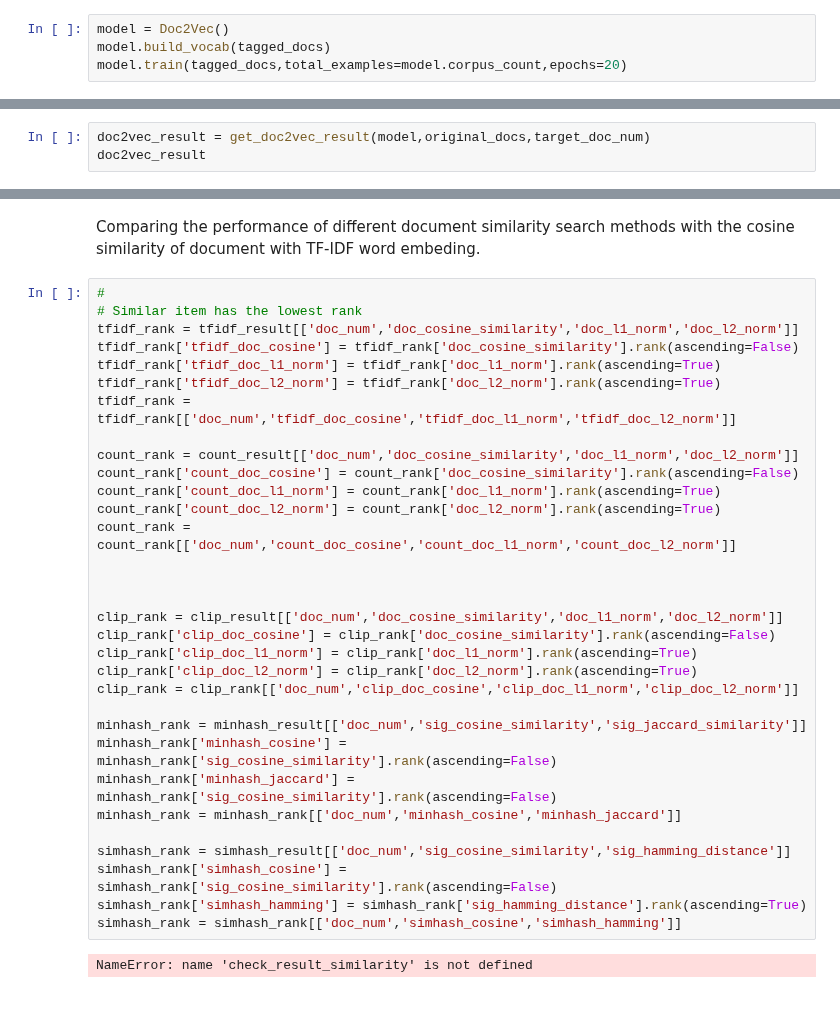
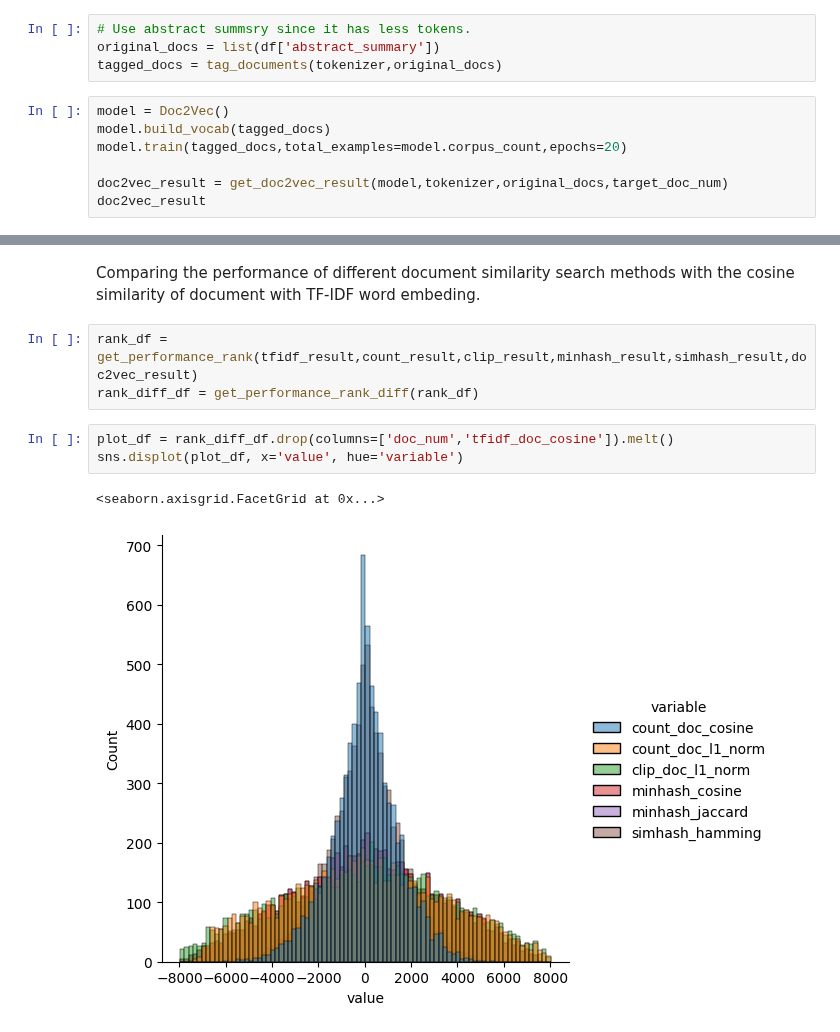
Before and after one commit to pywong-polyu/COMP5434-Big-Data-Computing, a Jupyter notebook: similarity_analysis.ipynb, the cells around one changed output, grey strips where cells are left out. Drawn from its saved outputs; the diff is of its cells as text; blank space fills up the shorter version.

```diff
--- a/similarity_analysis.ipynb
+++ b/similarity_analysis.ipynb
@@ -519,4 +479,11 @@ Token indices sequence length is longer than the specified maximum sequence leng
+# %%
+# Use abstract summsry since it has less tokens.
+original_docs = list(df['abstract_summary'])
+tagged_docs = tag_documents(tokenizer,original_docs)
 # %%
 model = Doc2Vec()
 model.build_vocab(tagged_docs)
 model.train(tagged_docs,total_examples=model.corpus_count,epochs=20)
+
+doc2vec_result = get_doc2vec_result(model,tokenizer,original_docs,target_doc_num)
+doc2vec_result
@@ -523,3 +503,0 @@ model.train(tagged_docs,total_examples=model.corpus_count,epochs=20)
-# %%
-doc2vec_result = get_doc2vec_result(model,original_docs,target_doc_num)
-doc2vec_result
@@ -540,36 +504,11 @@ doc2vec_result
 # %% [markdown]
 Comparing the performance of different document similarity search methods with the cosine similarity of document with TF-IDF word embeding.
-# %%
-#
-# Similar item has the lowest rank
-tfidf_rank = tfidf_result[['doc_num','doc_cosine_similarity','doc_l1_norm','doc_l2_norm']]
-tfidf_rank['tfidf_doc_cosine'] = tfidf_rank['doc_cosine_similarity'].rank(ascending=False)
-tfidf_rank['tfidf_doc_l1_norm'] = tfidf_rank['doc_l1_norm'].rank(ascending=True)
-tfidf_rank['tfidf_doc_l2_norm'] = tfidf_rank['doc_l2_norm'].rank(ascending=True)
-tfidf_rank = tfidf_rank[['doc_num','tfidf_doc_cosine','tfidf_doc_l1_norm','tfidf_doc_l2_norm']]
-
-count_rank = count_result[['doc_num','doc_cosine_similarity','doc_l1_norm','doc_l2_norm']]
-count_rank['count_doc_cosine'] = count_rank['doc_cosine_similarity'].rank(ascending=False)
-count_rank['count_doc_l1_norm'] = count_rank['doc_l1_norm'].rank(ascending=True)
-count_rank['count_doc_l2_norm'] = count_rank['doc_l2_norm'].rank(ascending=True)
-count_rank = count_rank[['doc_num','count_doc_cosine','count_doc_l1_norm','count_doc_l2_norm']]
-
-
-
-clip_rank = clip_result[['doc_num','doc_cosine_similarity','doc_l1_norm','doc_l2_norm']]
-clip_rank['clip_doc_cosine'] = clip_rank['doc_cosine_similarity'].rank(ascending=False)
-clip_rank['clip_doc_l1_norm'] = clip_rank['doc_l1_norm'].rank(ascending=True)
-clip_rank['clip_doc_l2_norm'] = clip_rank['doc_l2_norm'].rank(ascending=True)
-clip_rank = clip_rank[['doc_num','clip_doc_cosine','clip_doc_l1_norm','clip_doc_l2_norm']]
-
-minhash_rank = minhash_result[['doc_num','sig_cosine_similarity','sig_jaccard_similarity']]
-minhash_rank['minhash_cosine'] = minhash_rank['sig_cosine_similarity'].rank(ascending=False)
-minhash_rank['minhash_jaccard'] = minhash_rank['sig_cosine_similarity'].rank(ascending=False)
-minhash_rank = minhash_rank[['doc_num','minhash_cosine','minhash_jaccard']]
-
-simhash_rank = simhash_result[['doc_num','sig_cosine_similarity','sig_hamming_distance']]
-simhash_rank['simhash_cosine'] = simhash_rank['sig_cosine_similarity'].rank(ascending=False)
-simhash_rank['simhash_hamming'] = simhash_rank['sig_hamming_distance'].rank(ascending=True)
-simhash_rank = simhash_rank[['doc_num','simhash_cosine','simhash_hamming']]
-# %% [output]
-NameError: name 'check_result_similarity' is not defined
+# %%
+rank_df = get_performance_rank(tfidf_result,count_result,clip_result,minhash_result,simhash_result,doc2vec_result)
+rank_diff_df = get_performance_rank_diff(rank_df)
+# %%
+plot_df = rank_diff_df.drop(columns=['doc_num','tfidf_doc_cosine']).melt()
+sns.displot(plot_df, x='value', hue='variable')
+# %% [output]
+<seaborn.axisgrid.FacetGrid at 0x...>
+[figure, added]
```
Also changed, not shown: parts of 32 cells of this notebook, 1 other file.
